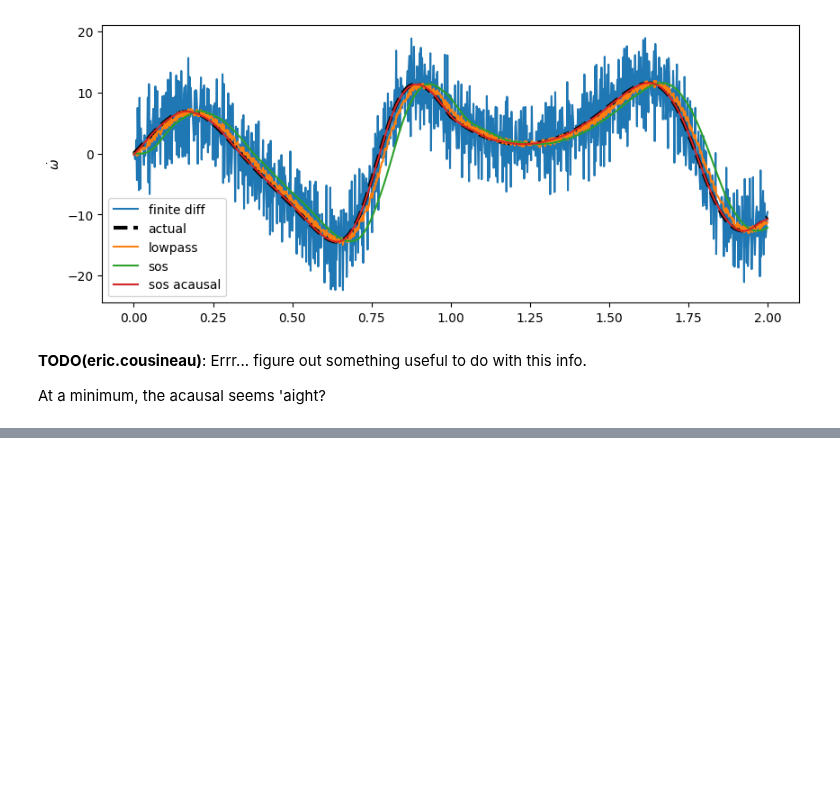
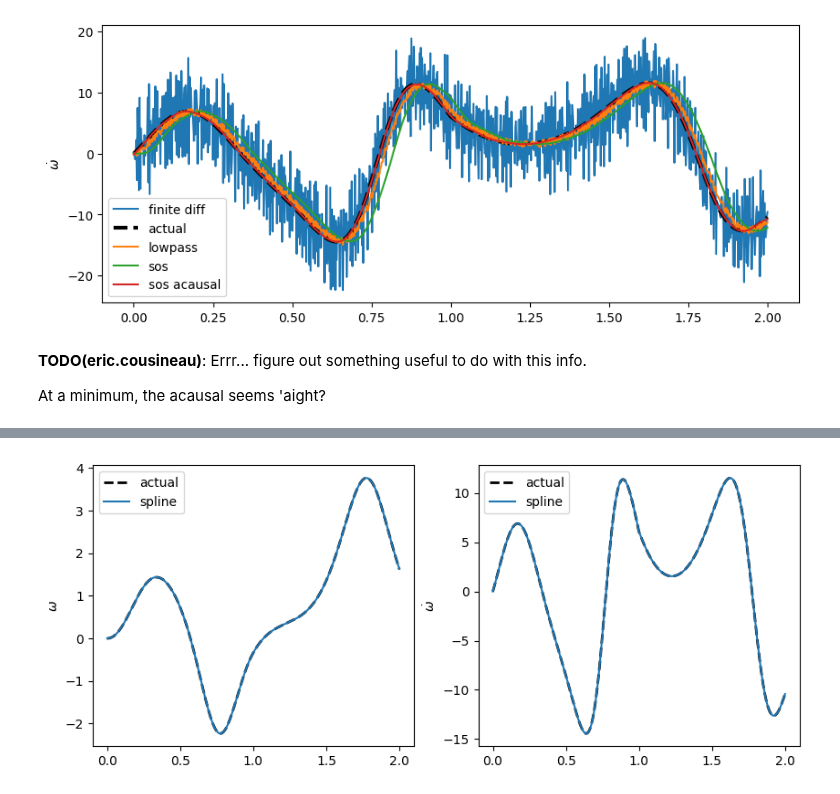
Before and after one commit to EricCousineau-TRI/repro, a Jupyter notebook: drake_stuff/notebooks/quat_trajectory_check.ipynb, the cells around one changed output, grey strips where cells are left out. Saved outputs shown, nothing was run; the diff lists cells and outputs as text; code cells hidden in the pictures; blank space fills up the shorter version.

Commit message:
can recover original traj + derivs w/ (dense enough?) sampling
(hopefully not a surprise)

```diff
--- a/drake_stuff/notebooks/quat_trajectory_check.ipynb
+++ b/drake_stuff/notebooks/quat_trajectory_check.ipynb
@@ -418,0 +468,2 @@ At a minimum, the acausal seems 'aight?
+# %%
+traj = make_quat_traj_bezier(ts, rs)
@@ -418,0 +519,25 @@ At a minimum, the acausal seems 'aight?
+# %%
+# Plot angular velocities and accelerations from the trajectory.
+so_list = [quat_traj_values(traj, t).so for t in ts]
+ws_traj = [so.w for so in so_list]
+wds_traj = [so.wd for so in so_list]
+ws_traj, wds_traj = map(np.asarray, (ws_traj, wds_traj))
+
+_, axs = plt.subplots(ncols=2, figsize=(10, 4))
+
+plt.sca(axs[0])
+plt.plot(ts, ws[:, 0], "k--", linewidth=2, label="actual")
+plt.plot(ts, ws_traj[:, 0], label="spline")
+# plt.plot(ts, ws- ws_traj)
+plt.ylabel("$\omega$")
+plt.legend()
+
+plt.sca(axs[1])
+plt.plot(ts, wds[:, 0], "k--", linewidth=2, label="actual")
+plt.plot(ts, wds_traj[:, 0], label="spline")
+# plt.plot(ts, wds - wds_traj)
+plt.legend()
+plt.ylabel("$\dot{\omega}$")
+pass
+# %% [output]
+[figure, added]
```
Also changed, not shown: parts of 9 cells of this notebook.
